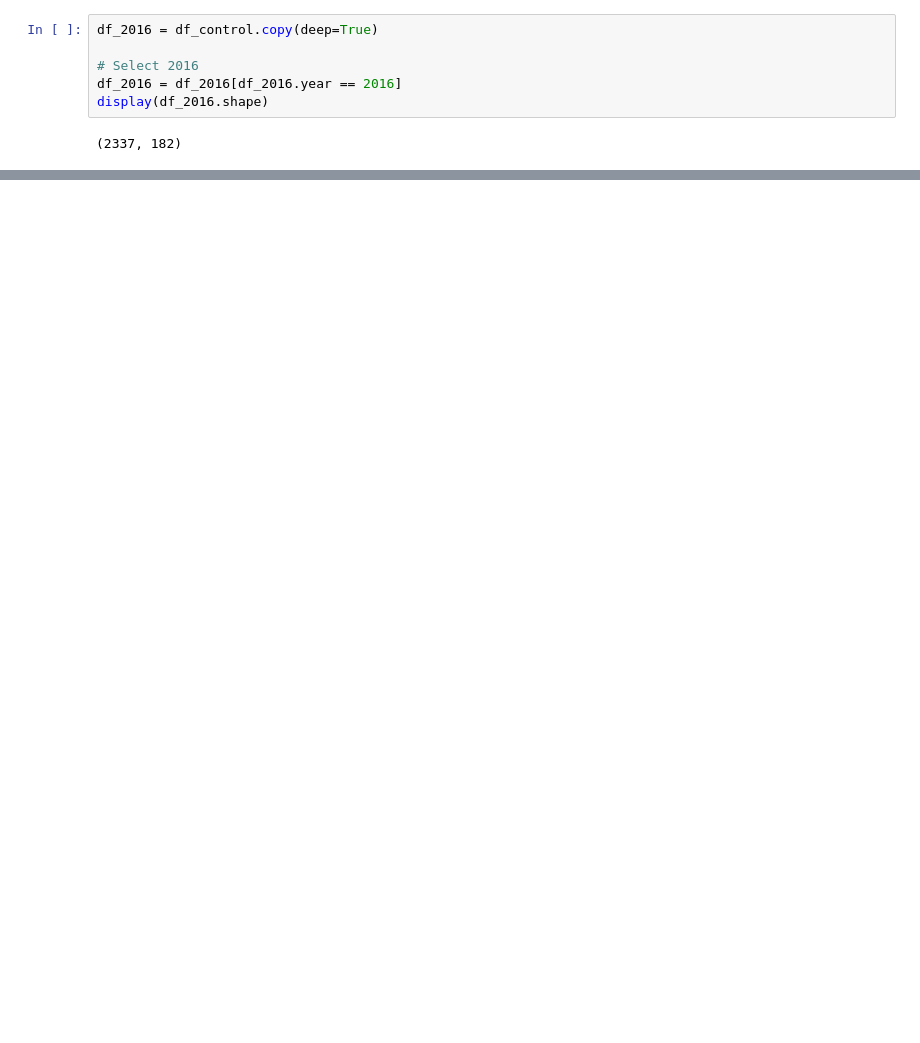
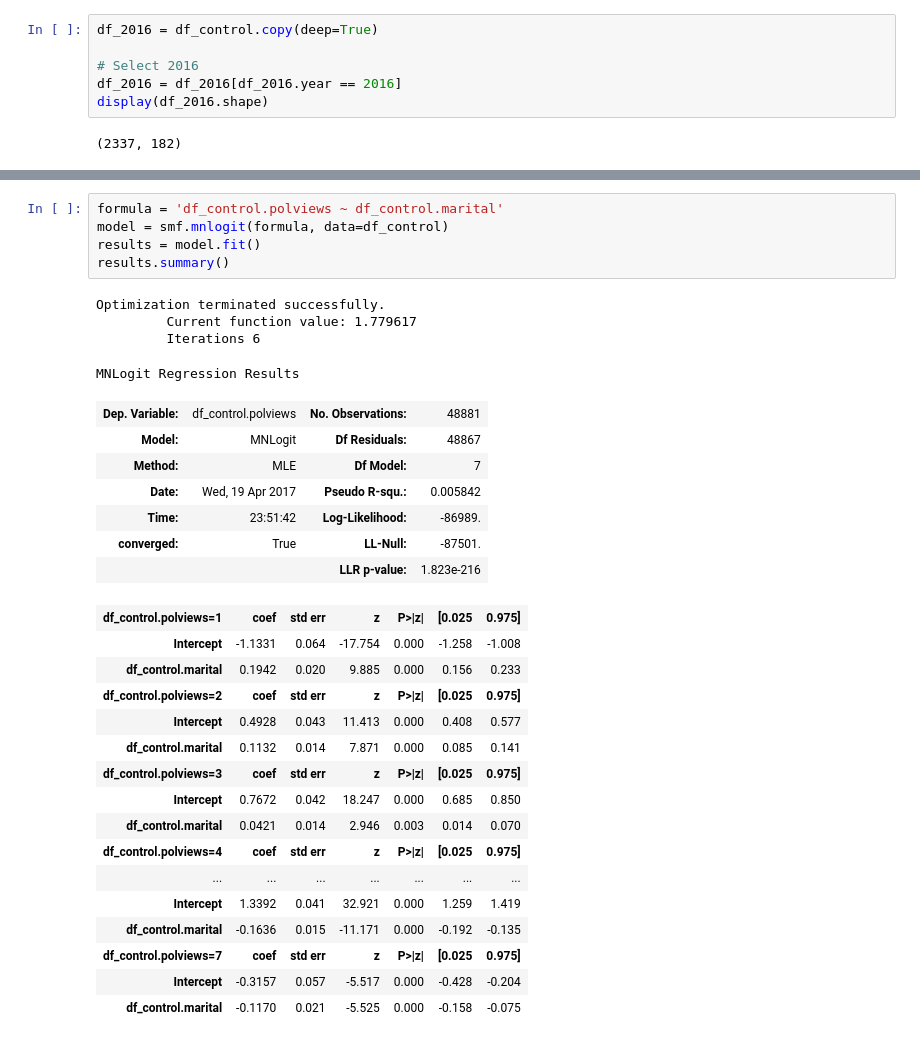
Before and after one commit to Faadal/data_science_politics, a Jupyter notebook: report3_exploration.ipynb, the cells around one changed output, grey strips where cells are left out. Cells and saved outputs as stored; diff of their text form; blank space fills up the shorter version.

```diff
--- a/report3_exploration.ipynb
+++ b/report3_exploration.ipynb
@@ -189,0 +256,33 @@ MNLogit Regression Results
+# %%
+formula = 'df_control.polviews ~ df_control.marital'
+model = smf.mnlogit(formula, data=df_control)
+results = model.fit()
+results.summary()
+# %% [output]
+Optimization terminated successfully.
+         Current function value: 1.779617
+         Iterations 6
+MNLogit Regression Results
+| Dep. Variable: | df_control.polviews | No. Observations: | 48881 |
+| Model: | MNLogit | Df Residuals: | 48867 |
+| Method: | MLE | Df Model: | 7 |
+| Date: | Wed, 19 Apr 2017 | Pseudo R-squ.: | 0.005842 |
+| Time: | 23:51:42 | Log-Likelihood: | -86989. |
+| converged: | True | LL-Null: | -87501. |
+|  |  | LLR p-value: | 1.823e-216 |
+| df_control.polviews=1 | coef | std err | z | P>|z| | [0.025 | 0.975] |
+| Intercept | -1.1331 | 0.064 | -17.754 | 0.000 | -1.258 | -1.008 |
+| df_control.marital | 0.1942 | 0.020 | 9.885 | 0.000 | 0.156 | 0.233 |
+| df_control.polviews=2 | coef | std err | z | P>|z| | [0.025 | 0.975] |
+| Intercept | 0.4928 | 0.043 | 11.413 | 0.000 | 0.408 | 0.577 |
+| df_control.marital | 0.1132 | 0.014 | 7.871 | 0.000 | 0.085 | 0.141 |
+| df_control.polviews=3 | coef | std err | z | P>|z| | [0.025 | 0.975] |
+| Intercept | 0.7672 | 0.042 | 18.247 | 0.000 | 0.685 | 0.850 |
+| df_control.marital | 0.0421 | 0.014 | 2.946 | 0.003 | 0.014 | 0.070 |
+| df_control.polviews=4 | coef | std err | z | P>|z| | [0.025 | 0.975] |
+| ... | ... | ... | ... | ... | ... | ... |
+| Intercept | 1.3392 | 0.041 | 32.921 | 0.000 | 1.259 | 1.419 |
+| df_control.marital | -0.1636 | 0.015 | -11.171 | 0.000 | -0.192 | -0.135 |
+| df_control.polviews=7 | coef | std err | z | P>|z| | [0.025 | 0.975] |
+| Intercept | -0.3157 | 0.057 | -5.517 | 0.000 | -0.428 | -0.204 |
+| df_control.marital | -0.1170 | 0.021 | -5.525 | 0.000 | -0.158 | -0.075 |
```
Also changed, not shown: parts of 5 cells of this notebook, 1 other file.
